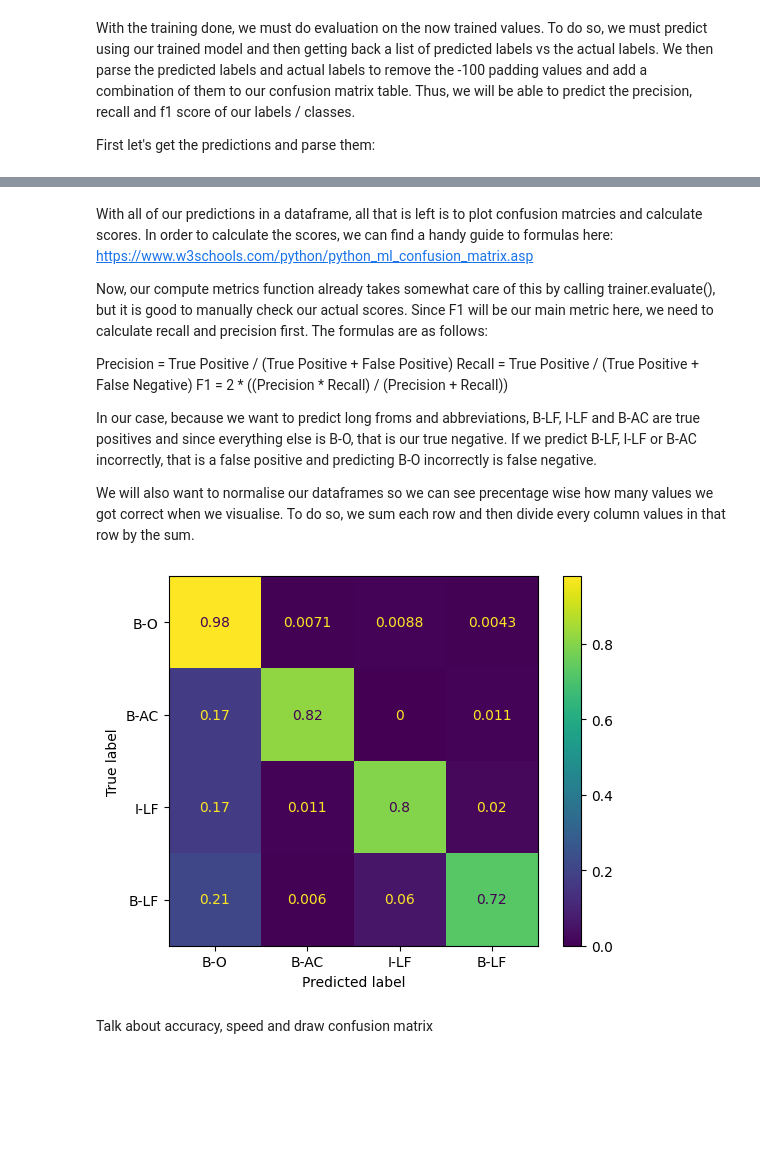
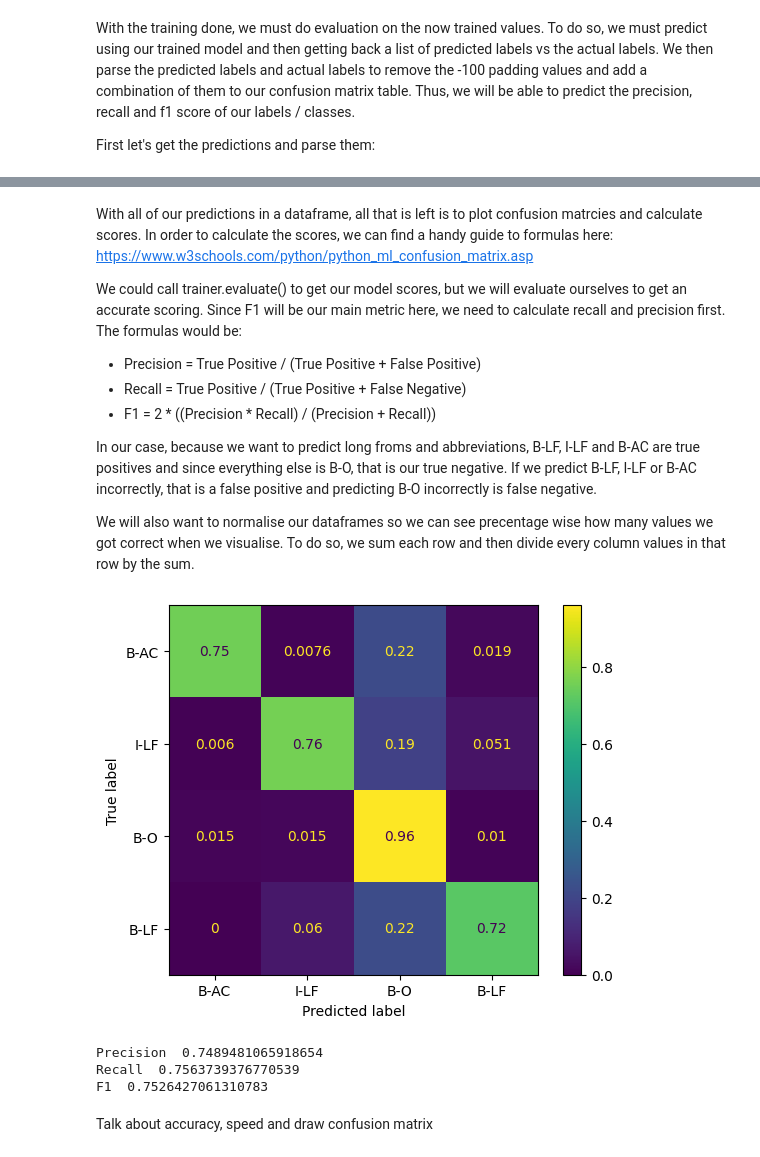
Before and after one commit to OliverKrieger/COM3029---NLP, a Jupyter notebook: cw/report/report_notebook.ipynb, the cells around one changed output, grey strips where cells are left out. Cells and saved outputs as stored; diff of their text form; code cells hidden in the pictures; blank space fills up the shorter version.

```diff
--- a/cw/report/report_notebook.ipynb
+++ b/cw/report/report_notebook.ipynb
@@ -686,19 +749,6 @@ With the training done, we must do evaluation on the now trained values. To do s
 
 First let's get the predictions and parse them:
 # %%
-# if not retrained, load checkpoints from
-if do_retrain_exp1 == False:
-    trainer_original:Trainer = AutoModelForTokenClassification.from_pretrained("exp_1/orig", num_labels=len(label_list), id2label=id2label, label2id=label2id)
-    trainer_lower:Trainer = AutoModelForTokenClassification.from_pretrained("exp_1/lower", num_labels=len(label_list), id2label=id2label, label2id=label2id)
-    trainer_punct:Trainer = AutoModelForTokenClassification.from_pretrained("exp_1/punct", num_labels=len(label_list), id2label=id2label, label2id=label2id)
-    trainer_stop:Trainer = AutoModelForTokenClassification.from_pretrained("exp_1/stop", num_labels=len(label_list), id2label=id2label, label2id=label2id)
-    trainer_stop_punct:Trainer = AutoModelForTokenClassification.from_pretrained("exp_1/stop_punct", num_labels=len(label_list), id2label=id2label, label2id=label2id)
-    trainer_unique_punct_stop:Trainer = AutoModelForTokenClassification.from_pretrained("exp_1/unique_punct_stop", num_labels=len(label_list), id2label=id2label, label2id=label2id)
-    trainer_stemmed:Trainer = AutoModelForTokenClassification.from_pretrained("exp_1/stemmed", num_labels=len(label_list), id2label=id2label, label2id=label2id)
-    trainer_lemma:Trainer = AutoModelForTokenClassification.from_pretrained("exp_1/lemma", num_labels=len(label_list), id2label=id2label, label2id=label2id)
-    trainer_special:Trainer = AutoModelForTokenClassification.from_pretrained("exp_1/special", num_labels=len(label_list), id2label=id2label, label2id=label2id)
-
-
 def get_truth_values(given_trainer:Trainer, validation_dataset:list[dict], given_label_list):
     # predict function returns the following:
     # Returns: *NamedTuple* A namedtuple with the following keys:
@@ -743,11 +795,11 @@ special_df = trained_model_to_dataframe(trainer_special)
 # %% [markdown]
 With all of our predictions in a dataframe, all that is left is to plot confusion matrcies and calculate scores. In order to calculate the scores, we can find a handy guide to formulas here: https://www.w3schools.com/python/python_ml_confusion_matrix.asp
 
-Now, our compute metrics function already takes somewhat care of this by calling trainer.evaluate(), but it is good to manually check our actual scores. Since F1 will be our main metric here, we need to calculate recall and precision first. The formulas are as follows:
+We could call trainer.evaluate() to get our model scores, but we will evaluate ourselves to get an accurate scoring. Since F1 will be our main metric here, we need to calculate recall and precision first. The formulas would be:
 
-Precision = True Positive / (True Positive + False Positive)
-Recall = True Positive / (True Positive + False Negative)
-F1 = 2 * ((Precision * Recall) / (Precision + Recall))
+- Precision = True Positive / (True Positive + False Positive)
+- Recall = True Positive / (True Positive + False Negative)
+- F1 = 2 * ((Precision * Recall) / (Precision + Recall))
 
 In our case, because we want to predict long froms and abbreviations, B-LF, I-LF and B-AC are true positives and since everything else is B-O, that is our true negative. If we predict B-LF, I-LF or B-AC incorrectly, that is a false positive and predicting B-O incorrectly is false negative.
 
@@ -755,19 +843,32 @@ We will also want to normalise our dataframes so we can see precentage wise how
 # %%
 from sklearn.metrics import ConfusionMatrixDisplay
 from matplotlib import pyplot as plt
 
 def plot_dataframe(dataframe:pd.DataFrame, normalised:bool=True) -> None:
     if normalised:
         result_df = dataframe.div(dataframe.sum(axis=1), axis=0)
     else:
         result_df = dataframe
 
     disp = ConfusionMatrixDisplay(confusion_matrix=result_df.to_numpy(), display_labels=list(original_df.index))
     disp.plot()
     plt.show()
 
 plot_dataframe(original_df, True)
+# plot_dataframe(lower_df)
+# plot_dataframe(punct_df)
+# plot_dataframe(stop_df)
+# plot_dataframe(stop_and_punct_df)
+# plot_dataframe(unique_df)
+# plot_dataframe(stemmed_df)
+# plot_dataframe(lemma_df)
+# plot_dataframe(special_df)
+
+calculate_metrics(trainer_original)
 # %% [output]
-[figure, old version]
+[figure, new version]
+Precision  0.7489481065918654
+Recall  0.7563739376770539
+F1  0.7526427061310783
 # %% [markdown]
 Talk about accuracy, speed and draw confusion matrix
```
Also changed, not shown: parts of 6 cells of this notebook.
